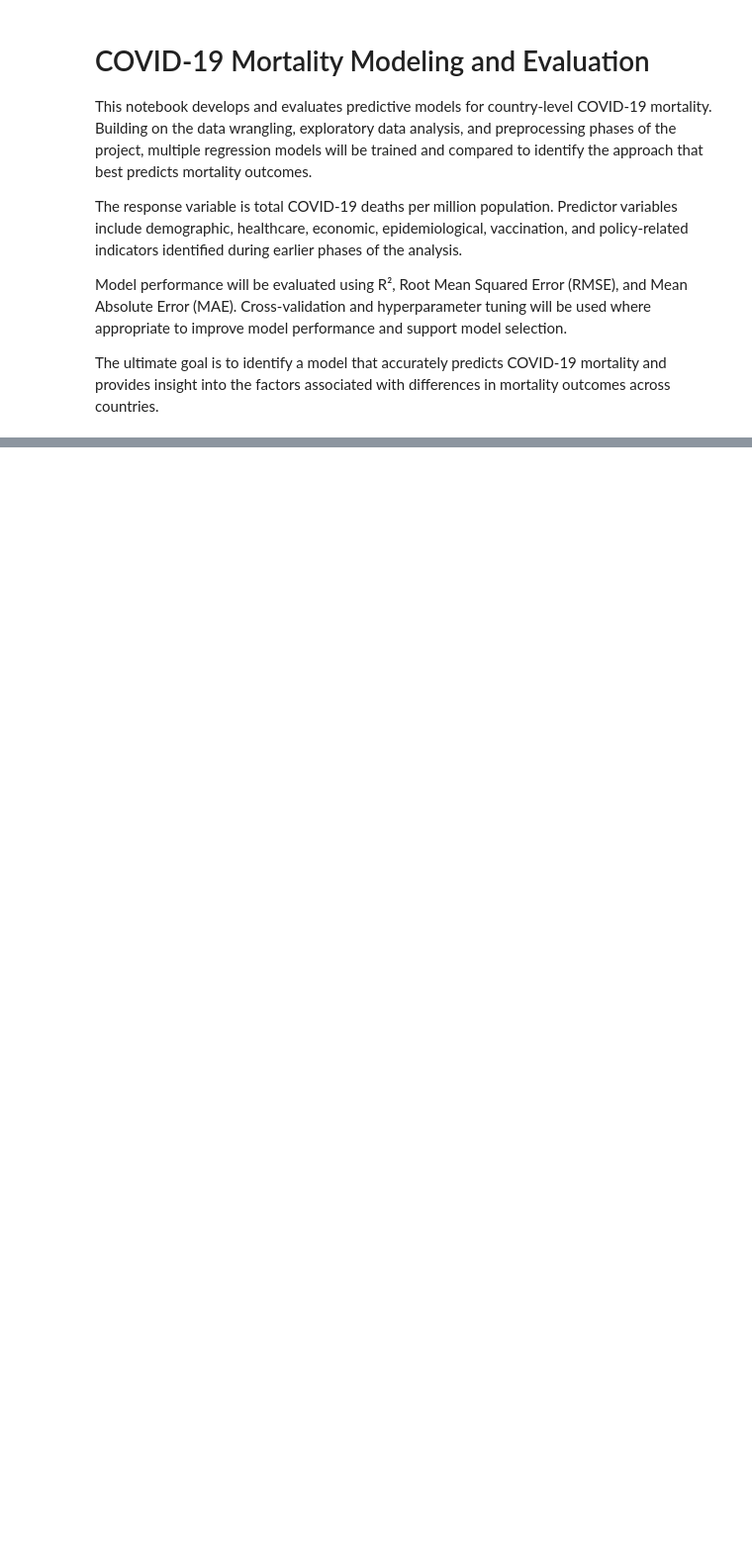
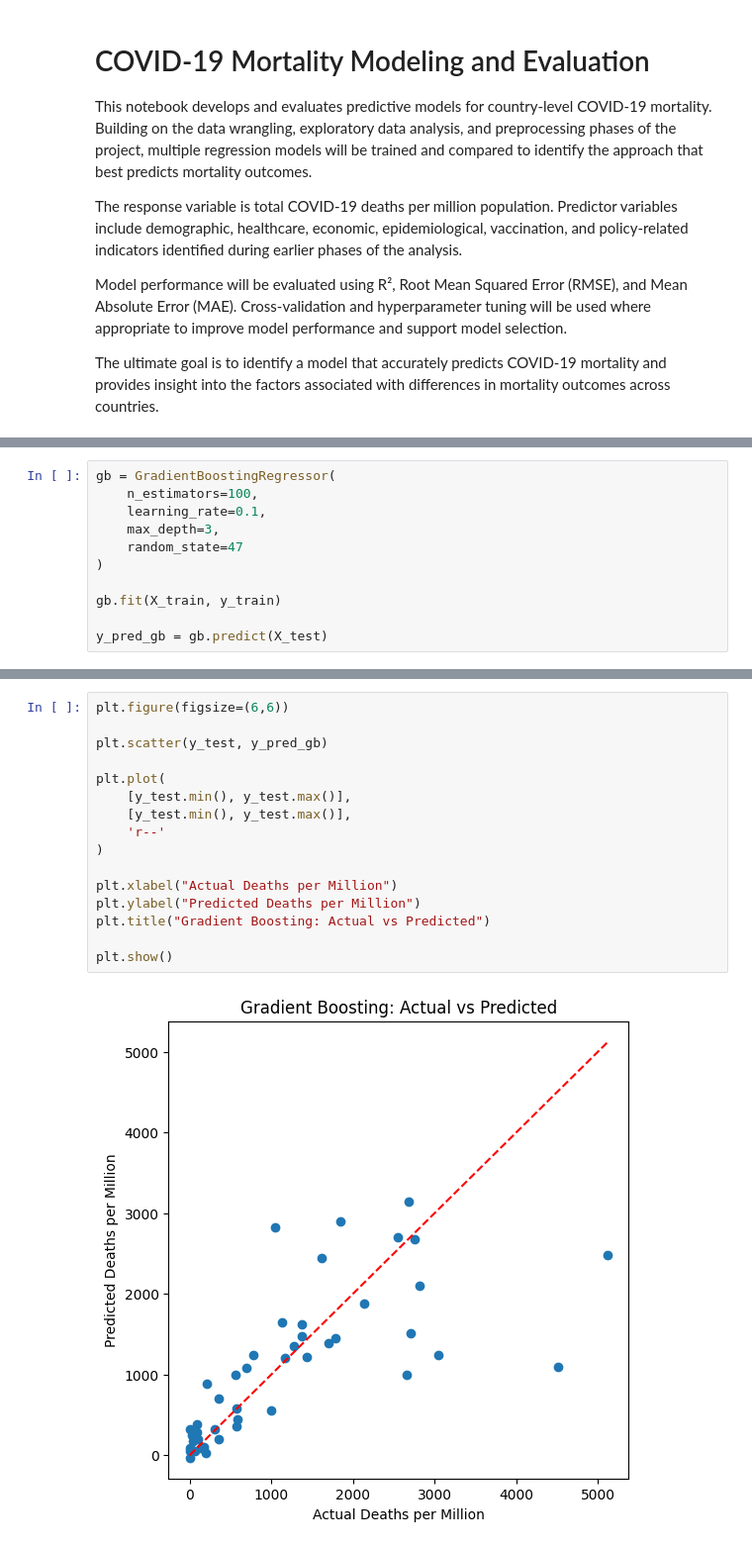
Before and after one commit to darylm910/CovidOWID_Cap2, a Jupyter notebook: notebooks/Covid_Modeling_and_Evaluation.ipynb, the cells around one changed output, grey strips where cells are left out. Shown at 99% size. Saved outputs shown, nothing was run; the diff lists cells and outputs as text; blank space fills up the shorter version.

```diff
--- a/notebooks/Covid_Modeling_and_Evaluation.ipynb
+++ b/notebooks/Covid_Modeling_and_Evaluation.ipynb
@@ -35,0 +264,11 @@ for pkg in packages:
+# %%
+gb = GradientBoostingRegressor(
+    n_estimators=100,
+    learning_rate=0.1,
+    max_depth=3,
+    random_state=47
+)
+
+gb.fit(X_train, y_train)
+
+y_pred_gb = gb.predict(X_test)
@@ -35,0 +304,18 @@ for pkg in packages:
+# %%
+plt.figure(figsize=(6,6))
+
+plt.scatter(y_test, y_pred_gb)
+
+plt.plot(
+    [y_test.min(), y_test.max()],
+    [y_test.min(), y_test.max()],
+    'r--'
+)
+
+plt.xlabel("Actual Deaths per Million")
+plt.ylabel("Predicted Deaths per Million")
+plt.title("Gradient Boosting: Actual vs Predicted")
+
+plt.show()
+# %% [output]
+[figure, added]
```
Also changed, not shown: parts of 48 cells of this notebook, 4 other files.
